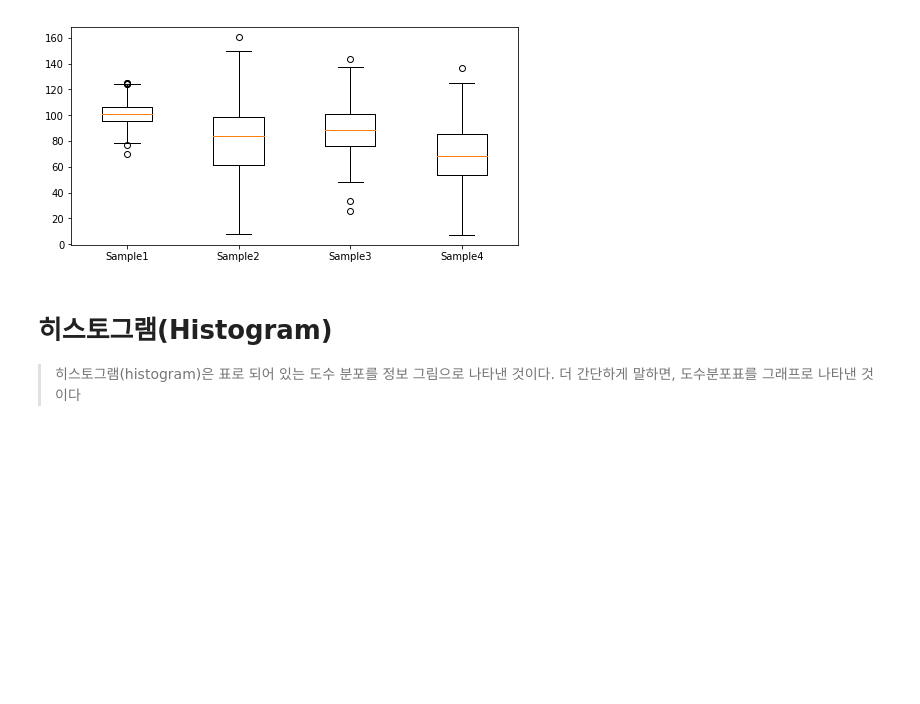
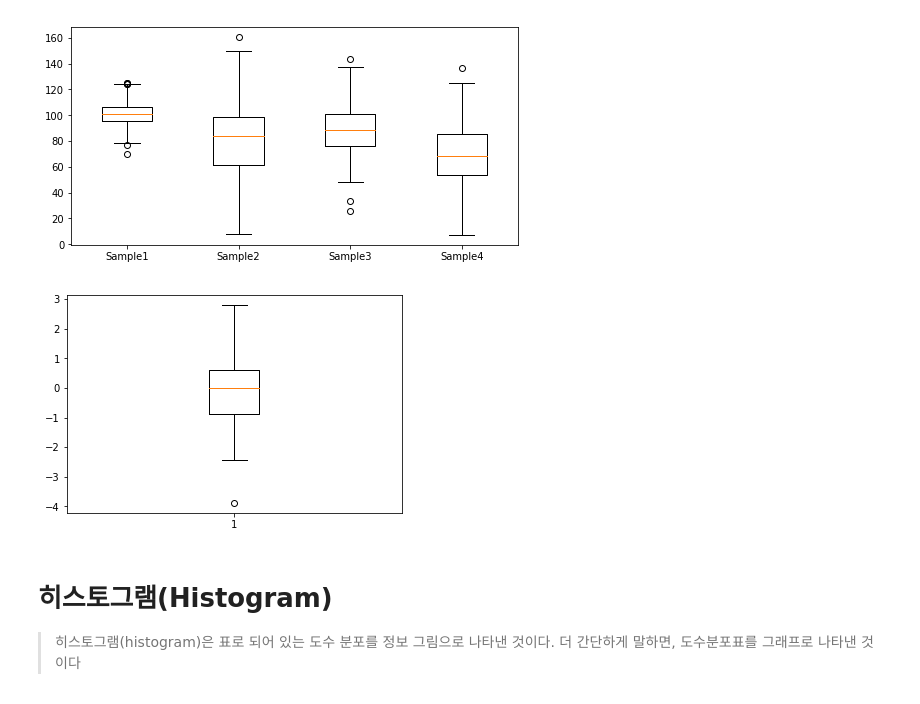
Before and after one commit to partrita/partrita.github.io, a Jupyter notebook: posts/matplotlib-examples.ipynb, the cells around one changed output. Cells and saved outputs as stored; diff of their text form; code cells hidden in the pictures; blank space fills up the shorter version.

```diff
--- a/posts/matplotlib-examples.ipynb
+++ b/posts/matplotlib-examples.ipynb
@@ -174,6 +202,15 @@ plt.show()
  Text(0,0,'Sample3'),
  Text(0,0,'Sample4')]
 [figure]
+# %%
+data = np.random.randn(100)
+#정규분포에서 얻은 100개의 값을 생성
+plt.boxplot(data)
+#값 집합을 취한후, 자체에서 평균값, 중앙값과 다른 통계수량을 계산한다.
+plt.show()
+#빨간 막대는 평균값, 파란상자는 제 1사분위수부터 제 3사분위수까지의 데이터의 절반을 포함한다 = 데이터평균값의 중심이다.
+# %% [output]
+[figure, added]
 # %% [markdown]
 # 히스토그램(Histogram)
 
```
Also changed, not shown: parts of 24 cells of this notebook, 12 other files.
